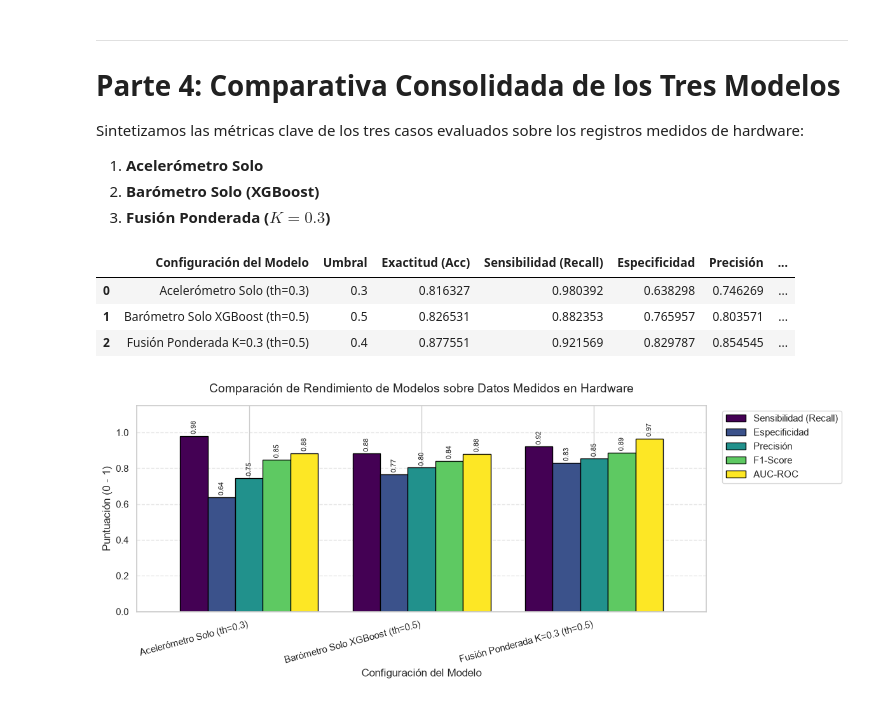
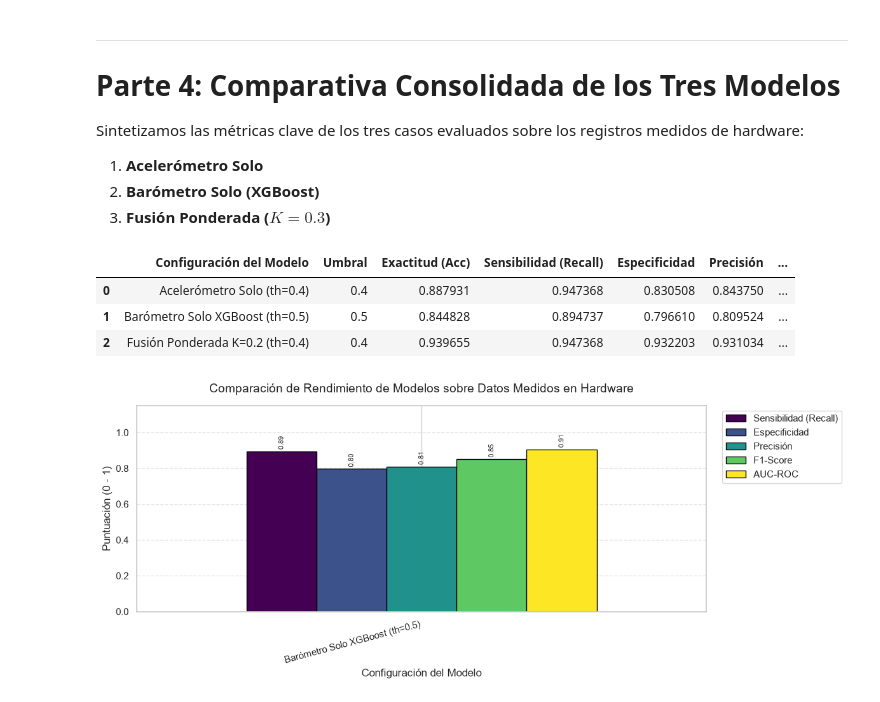
Before and after one commit to guidoglorioso/Fall_detection, a Jupyter notebook: notebooks/comprobacion_datos_medidos.ipynb, the cells around one changed output. Saved outputs shown, nothing was run; the diff lists cells and outputs as text; code cells hidden in the pictures.

```diff
--- a/notebooks/comprobacion_datos_medidos.ipynb
+++ b/notebooks/comprobacion_datos_medidos.ipynb
@@ -126,7 +126,11 @@ Dimensiones de features para XGBoost: (98, 12)
 ## 3. Carga de Modelos Pre-entrenados e Inferencia
 # %%
 # 1. Cargar modelo de acelerómetro
-ruta_modelo_acc = MODELS_DIR / "modelo_acelerometro.keras"
+# NOTA
+# "modelo_acelerometro.keras" uso datos de wrist y waist en su entrenamiento
+# "modelo_acelerometro2.keras" uso datos de wrist en su entrenamiento
+
+ruta_modelo_acc = MODELS_DIR / "modelo_acelerometro2.keras"
 modelo_sensor_acelerometro = tf.keras.models.load_model(str(ruta_modelo_acc))
 
 # 2. Cargar modelo de barómetro (XGBoost)
@@ -144,6 +148,6 @@ print("Inferencia completada.")
 print(f" - Predicciones acelerómetro: {y_pred_acelerometro.shape}")
 print(f" - Predicciones barómetro:    {y_pred_presion.shape}")
 
-K = 0.3
+K = 0.5
 y_pred_fusion = (y_pred_presion * K) + (y_pred_acelerometro * (1.0 - K))
 # %% [output]
@@ -171,6 +176,6 @@ graficar_distribucion_y_roc(tags, y_pred_acelerometro, bins=12)
 # %%
 # Evaluación con el umbral óptimo identificado en baseline_model (th = 0.3)
-threshold_acc = 0.3
+threshold_acc = 0.4
 y_pred_acc_bin = (y_pred_acelerometro > threshold_acc).astype(int)
 
 print(f"\n=== REPORTE DE CLASIFICACIÓN - ACELERÓMETRO SOLO (Threshold = {threshold_acc}) ===")
@@ -259,6 +264,8 @@ Comprobamos:
 - **Distribución de Densidad de Probabilidades y Curva ROC** de la probabilidad combinada.
 - **Reporte de Clasificación y Matriz de Confusión** con umbral estándar ($th = 0.5$) y con umbral adaptado ($th = 0.35$).
 # %%
+K = 0.2
+y_pred_fusion = (y_pred_presion * K) + (y_pred_acelerometro * (1.0 - K))
 
 print("=" * 80)
 print("  MODELO 3: FUSIÓN PONDERADA (K = 0.3) - DISTRIBUCIÓN DE DENSIDAD Y CURVA ROC")
@@ -315,7 +322,7 @@ from sklearn.metrics import accuracy_score, precision_score, recall_score, f1_sc
 
 modelos_resumen = [
     {
-        "Modelo": "Acelerómetro Solo (th=0.3)",
+        "Modelo": "Acelerómetro Solo (th=0.4)",
         "Umbral": threshold_acc,
         "y_prob": y_pred_acelerometro.ravel(),
         "y_pred": y_pred_acc_bin.ravel()
@@ -328,7 +335,7 @@ modelos_resumen = [
         "y_pred": y_pred_bar_bin.ravel()
     },
     {
-        "Modelo": "Fusión Ponderada K=0.3 (th=0.5)",
+        "Modelo": "Fusión Ponderada K=0.2 (th=0.4)",
         "Umbral": threshold_fusion,
         "y_prob": y_pred_fusion.ravel(),
         "y_pred": y_pred_fusion_bin.ravel()
@@ -371,42 +378,42 @@ except Exception:
     display(df_comparativa)
 # %% [output]
 |  | Configuración del Modelo | Umbral | Exactitud (Acc) | Sensibilidad (Recall) | Especificidad | Precisión | ... |
-| 0 | Acelerómetro Solo (th=0.3) | 0.3 | 0.816327 | 0.980392 | 0.638298 | 0.746269 | ... |
-| 1 | Barómetro Solo XGBoost (th=0.5) | 0.5 | 0.826531 | 0.882353 | 0.765957 | 0.803571 | ... |
-| 2 | Fusión Ponderada K=0.3 (th=0.5) | 0.4 | 0.877551 | 0.921569 | 0.829787 | 0.854545 | ... |
+| 0 | Acelerómetro Solo (th=0.4) | 0.4 | 0.887931 | 0.947368 | 0.830508 | 0.843750 | ... |
+| 1 | Barómetro Solo XGBoost (th=0.5) | 0.5 | 0.844828 | 0.894737 | 0.796610 | 0.809524 | ... |
+| 2 | Fusión Ponderada K=0.2 (th=0.4) | 0.4 | 0.939655 | 0.947368 | 0.932203 | 0.931034 | ... |
 # %%
 # Gráfico comparativo de barras entre las configuraciones principales
 configs_principales = [
     "Acelerómetro Solo (th=0.3)",
     "Barómetro Solo XGBoost (th=0.5)",
-    "Fusión Ponderada K=0.3 (th=0.5)",
-    "Fusión Ponderada K=0.3 (th=0.35)"
+    "Fusión Ponderada K=0.3 (th=0.4)",
+
 ]
 df_plot = df_comparativa[df_comparativa["Configuración del Modelo"].isin(configs_principales)].set_index("Configuración del Modelo")
 metricas_plot = ["Sensibilidad (Recall)", "Especificidad", "Precisión", "F1-Score", "AUC-ROC"]
 
 ax = df_plot[metricas_plot].plot(
     kind="bar", figsize=(12, 5), width=0.8, colormap="viridis", edgecolor="black"
 )
 plt.title("Comparación de Rendimiento de Modelos sobre Datos Medidos en Hardware", fontsize=14, pad=15)
 plt.ylabel("Puntuación (0 - 1)")
 plt.ylim(0, 1.15)
 plt.xticks(rotation=15, ha='right')
 plt.grid(axis='y', linestyle='--', alpha=0.5)
 plt.legend(bbox_to_anchor=(1.02, 1), loc='upper left')
 
 for p in ax.patches:
     height = p.get_height()
     if height > 0.05:
         ax.annotate(f"{height:.2f}",
                     (p.get_x() + p.get_width() / 2., height),
                     ha='center', va='bottom', fontsize=8, rotation=90, xytext=(0, 2),
                     textcoords='offset points')
 
 plt.tight_layout()
 plt.show()
 # %% [output]
-[figure, old version]
+[figure, new version]
 # %%
 # Tabla de Auditoría Detallada Evento por Evento (para Caídas y Falsos Positivos)
 df_auditoria = pd.DataFrame({
```
Also changed, not shown: parts of 12 cells of this notebook, 3 other files.
